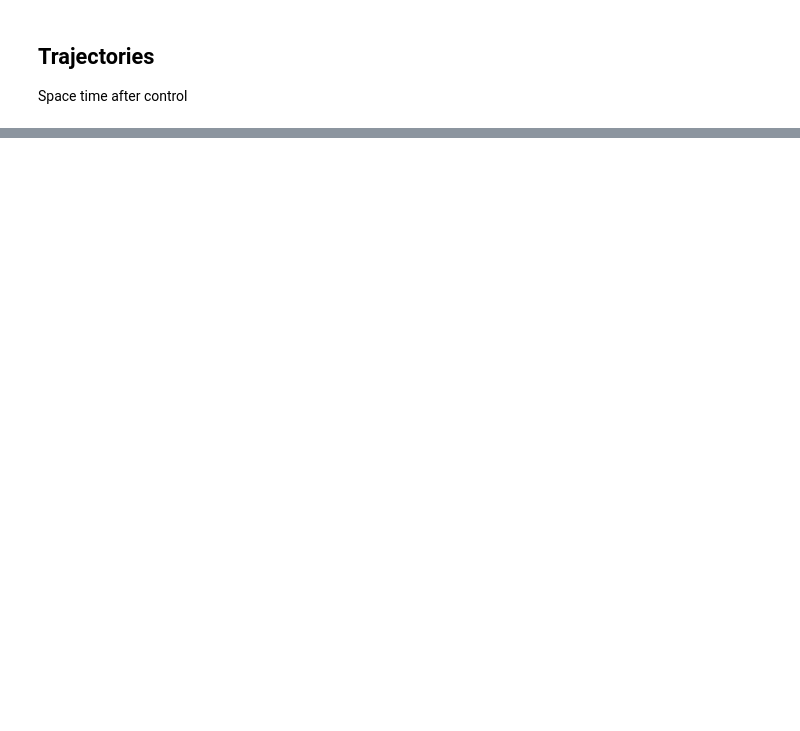
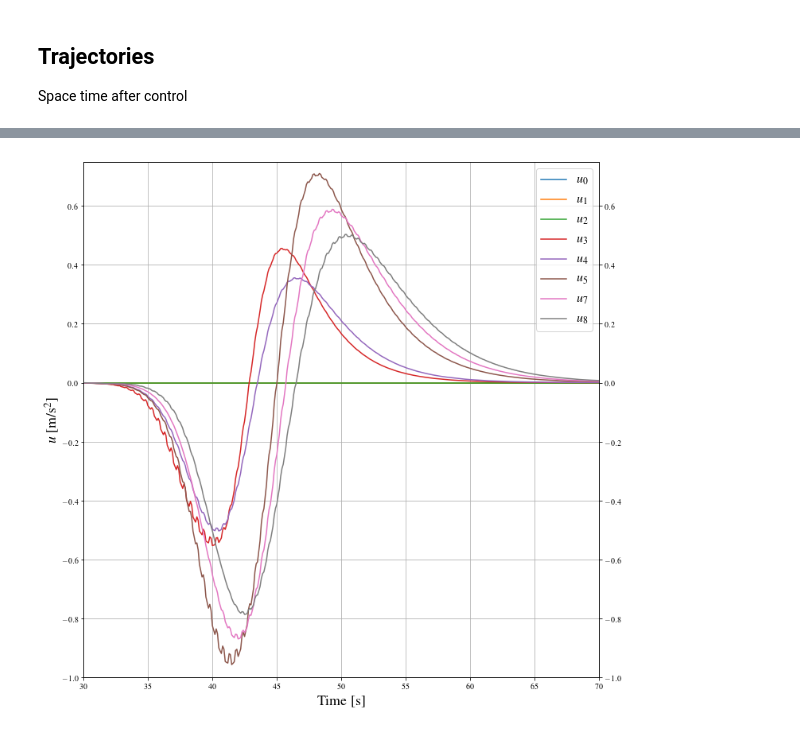
Before and after one commit to licit-lab/hierarchical-split-platooning, a Jupyter notebook: Notebooks/04-Results.ipynb, the cells around one changed output, grey strips where cells are left out. Saved outputs shown, nothing was run; the diff lists cells and outputs as text; code cells hidden in the pictures; blank space fills up the shorter version.

```diff
--- a/Notebooks/04-Results.ipynb
+++ b/Notebooks/04-Results.ipynb
@@ -242,0 +291,36 @@ show(p)
+# %%
+#plt.style.use('default')
+cmap = plt.cm.tab20
+cmaplist = [cmap(i) for i in range(cmap.N) if i%2 ==0 ]
+cmaplist2 = [cmap(i) for i in range(cmap.N) if i%2 !=0 ]
+
+
+f = plt.figure(figsize = (3,3))
+ax1 = plt.axes([0.050, 0.05, 3, 3])
+plt.rc('font', **{'family':'serif','sans-serif':['Times']})
+plt.rc('text', usetex=True)
+
+ax1.grid(True)
+plt.xlabel(r'Time [s]', fontsize=18)
+plt.ylabel(r'$u$ [m/s$^2$]', fontsize=18)
+#plt.title('Control input', fontsize=18)
+plt.xlim([30, 70])
+ax2 = ax1.twinx()
+j = 0
+
+for i in headDf.id.unique():
+    sub = controlDf[controlDf['id']==i]
+    mycolor = cmaplist[j]
+    mycolorref = cmaplist2[j]
+    mylabelref = r'$u_{}$'.format(i)
+    ax1.plot(sub['ti'],sub['ctr'],'-',color=mycolor, label=mylabelref)
+    ax1.set_ylim([-1,0.75])
+    ax2.set_ylim([-1,0.75])
+    j+= 1
+
+ax1.legend(loc = 'best', fontsize = 16)
+sub = headDf[headDf['id']=='3']
+
+plt.savefig('../Output/5_accelerations_vehicles.png', dpi = 300, bbox_inches='tight')
+# %% [output]
+[figure, added]
```
Also changed, not shown: parts of 5 cells of this notebook, 2 other files.
